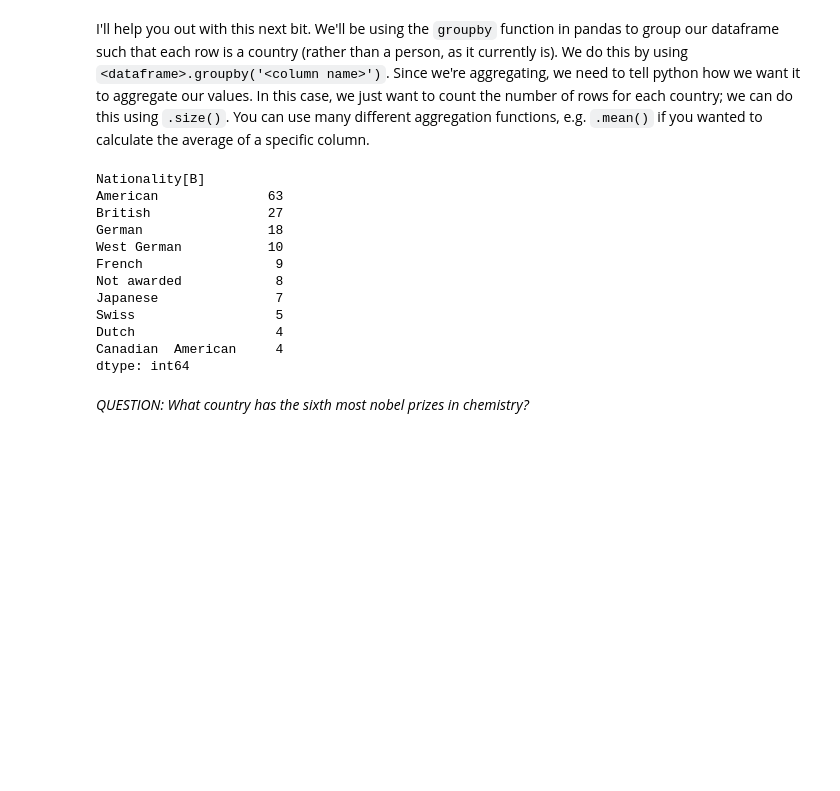
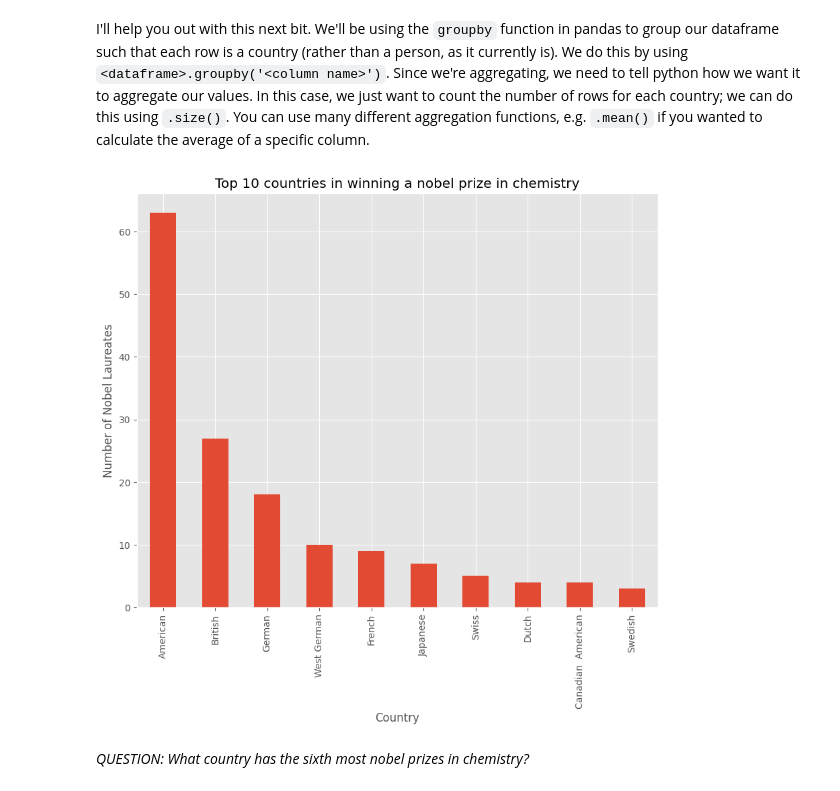
Before and after one commit to ep-ucl/QM2, a Jupyter notebook: notebooks/W02. Pandas.ipynb, the cells around one changed output. Cells and saved outputs as stored; diff of their text form; code cells hidden in the pictures; blank space fills up the shorter version.

```diff
--- a/notebooks/W02. Pandas.ipynb
+++ b/notebooks/W02. Pandas.ipynb
@@ -475,28 +475,24 @@ I'll help you out with this next bit. We'll be using the `groupby` function in p
 # %%
 # create a new dataframe called 'country' in which each row is a country, and the values represent the number of nobel laureates.
 country = chem.groupby('Nationality[B]').size()
 country
 
 # now sort it in descending order
 country_sorted = country.sort_values(ascending=False)
 
+# drop the not awarded as it is not a country
+country_sorted.drop('Not awarded', inplace=True)
 # finally, plot the top 10 countries
 top_10=country_sorted.head(10)
-print(top_10)
+top_10.plot(kind = 'bar')
+plt.title('Top 10 countries in winning a nobel prize in chemistry')
+plt.xlabel('Country')
+plt.ylabel('Number of Nobel Laureates')
+
+plt.show()
 
 # The country with the sixth most nobel prizes in chemistry is Japan
 # %% [output]
-Nationality[B]
-American              63
-British               27
-German                18
-West German           10
-French                 9
-Not awarded            8
-Japanese               7
-Swiss                  5
-Dutch                  4
-Canadian  American     4
-dtype: int64
+[figure, added]
 # %% [markdown]
 *QUESTION: What country has the sixth most nobel prizes in chemistry?*
```
